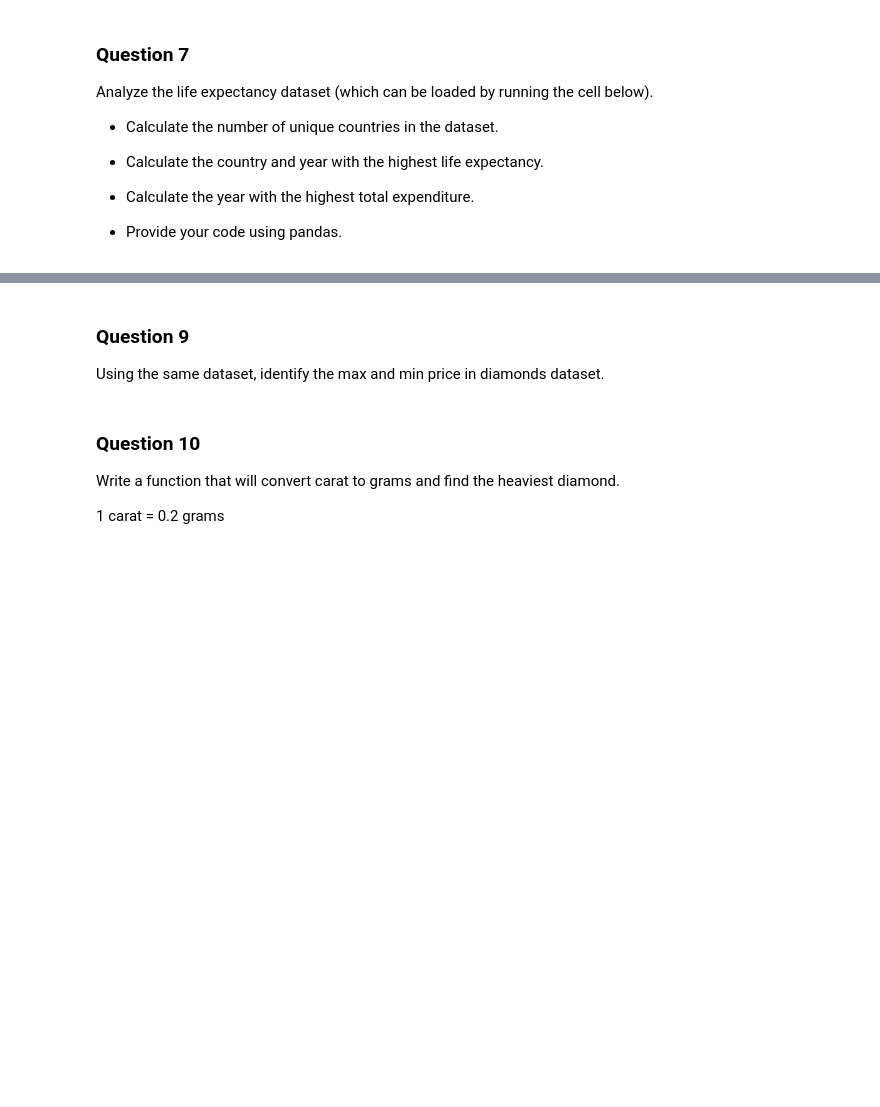
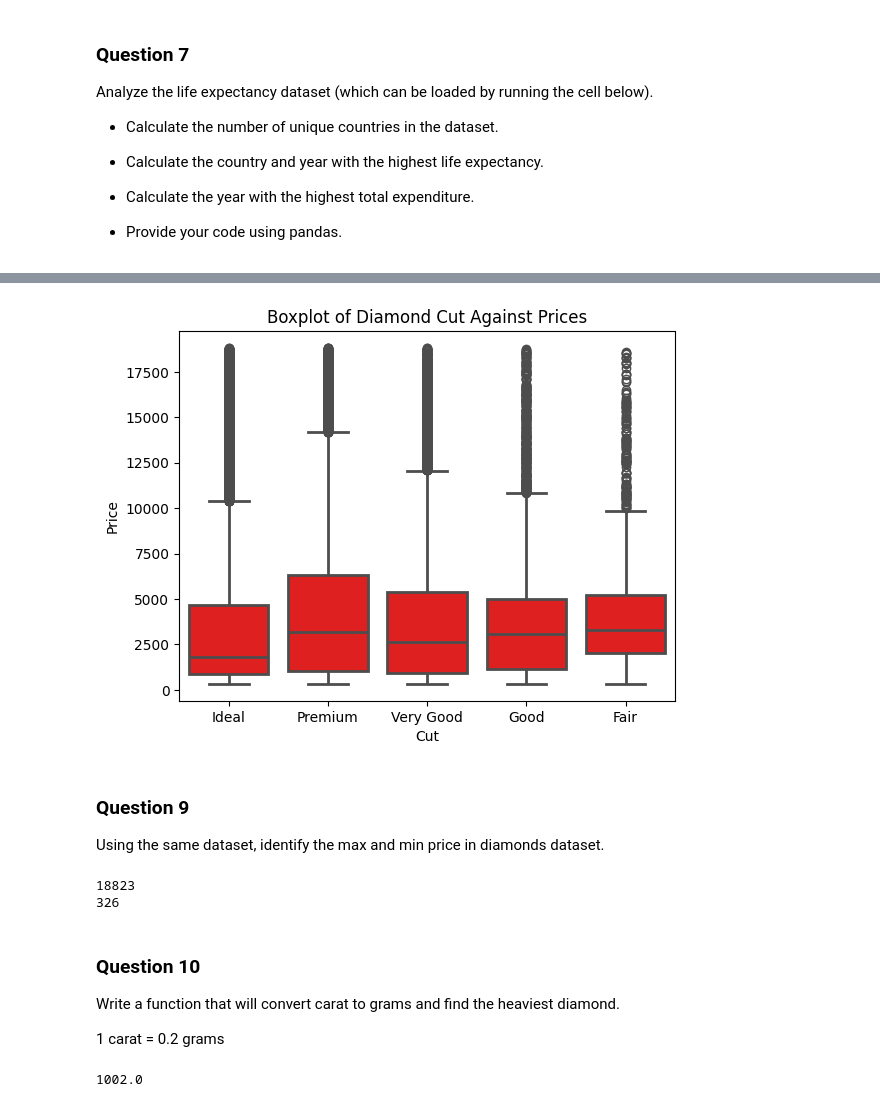
Before and after one commit to Jiaan-2003/Coursework_LIFE4138_2526, a Jupyter notebook: Coursework/Python_Coursework_Questions.ipynb, the cells around one changed output, grey strips where cells are left out. Saved outputs shown, nothing was run; the diff lists cells and outputs as text; code cells hidden in the pictures; blank space fills up the shorter version.

```diff
--- a/Coursework/Python_Coursework_Questions.ipynb
+++ b/Coursework/Python_Coursework_Questions.ipynb
@@ -224,9 +289,54 @@ diamonds = sns.load_dataset('diamonds')
+# %%
+import seaborn as sns #imports seaborn
+import matplotlib.pyplot as plt #imports matplotlib
+%matplotlib inline
+diamonds = sns.load_dataset("diamonds") #loads data
+
+sns.boxplot(x = "cut", y = "price" , data = diamonds, color = "red", linewidth = 2) #selects data for the plot, selects data for the axis, makes the boxplots red and sets the width of boxplot lines.
+plt.title("Boxplot of Diamond Cut Against Prices") #titles the boxplot
+plt.xlabel("Cut") #labels the x axis
+plt.ylabel("Price") #labels the y axis
+plt.show() #displays the plot
+# %% [output]
+[figure, added]
 # %% [markdown]
 ### Question 9
 
 Using the same dataset, identify the max and min price in diamonds dataset.
+# %%
+import seaborn as sns #imports seaborn
+import matplotlib.pyplot as plt #imports matplotlib
+%matplotlib inline
+import numpy as np #imports numpy
+diamonds = sns.load_dataset("diamonds") #loads data
+
+min_price = diamonds["price"].min() #pulls the minimum price diamond from the dataset
+max_price = diamonds["price"].max() #pulls the maximum price diamond from the dataset
+
+diamonds2 = diamonds.copy() #copies the dataset into a new diamonds2 copy
+diamonds2["Price Band"] = np.where(diamonds2["price"] < 5000, #uses the numpy where function to create a new column for the lowest and highest price bands
+    "Low Price", "High Price") #the two price band labels selected
+
+print(max_price) #prints the maximum price diamond
+print(min_price) #prints the minimum price diamond
+# %% [output]
+18823
+326
 # %% [markdown]
 ### Question 10
 Write a function that will convert carat to grams and find the heaviest diamond.
 
 1 carat = 0.2 grams
+# %%
+import seaborn as sns #imports seaborn
+diamonds = sns.load_dataset("diamonds") #loads data
+
+def convert_carat_to_mg(x): #defines a function to convert carat to mg
+    mg = x *  200 #numerical formula for conversion
+    return mg
+
+heaviest_mg = convert_carat_to_mg(diamonds["carat"]) #converts all carats to mg and creates a max result name
+
+print(max(heaviest_mg)) #prints the heavist diamond
+# %% [output]
+1002.0
```
Also changed, not shown: parts of 10 cells of this notebook, 1 other file.
